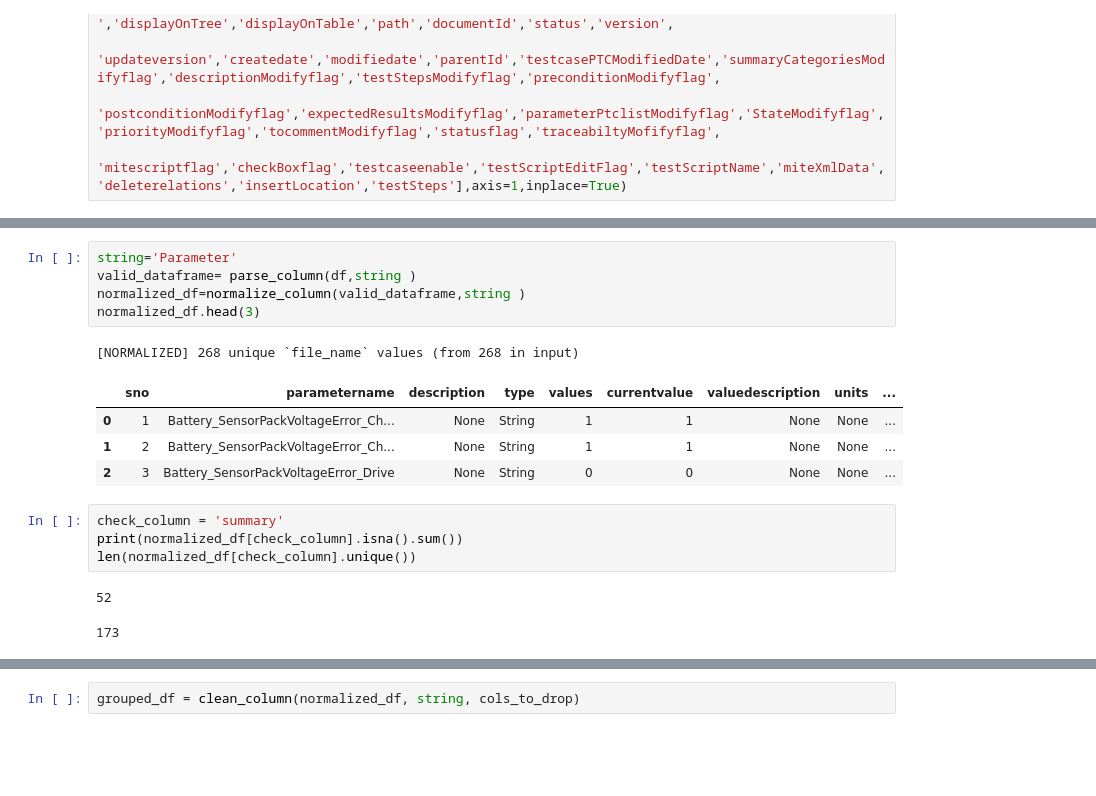
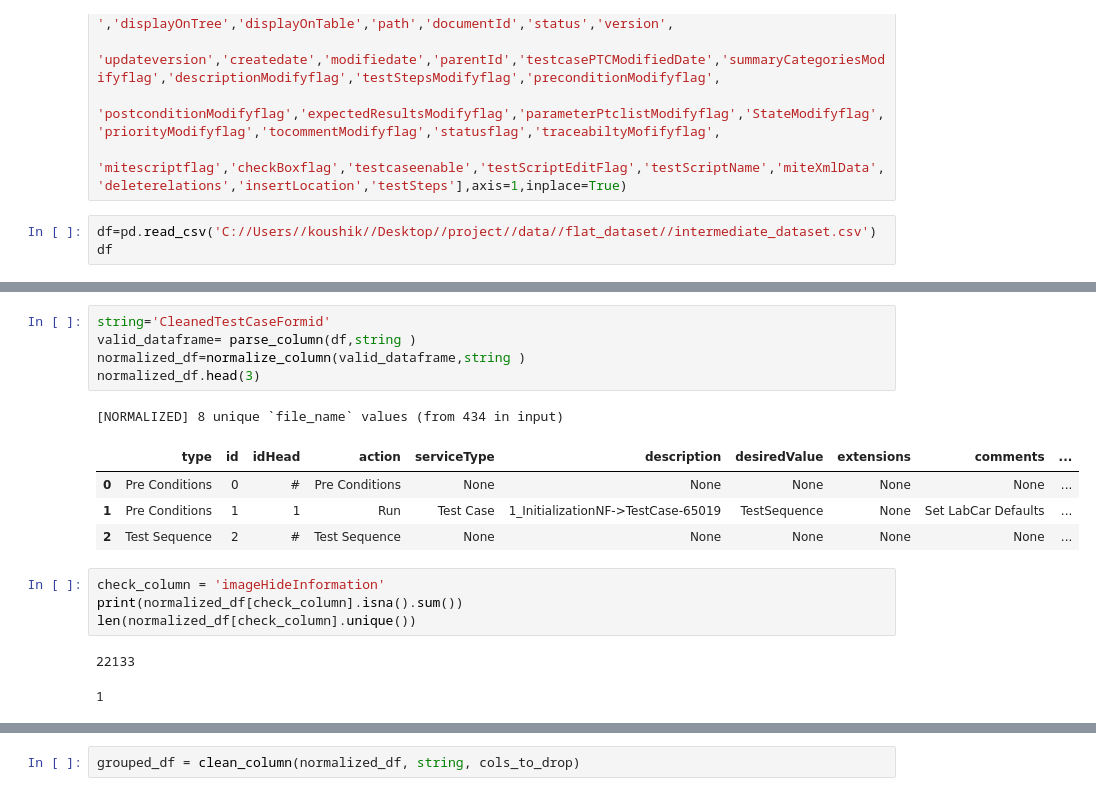
Before and after one commit to Koushik-Ambadi/llm-finetuning, a Jupyter notebook: jupyterNotebooks/data_analysis.ipynb, the cells around one changed output, grey strips where cells are left out. Cells and saved outputs as stored; diff of their text form; blank space fills up the shorter version.

```diff
--- a/src/data_analysis.ipynb
+++ b/jupyterNotebooks/data_analysis.ipynb
@@ -76,3 +76,6 @@ df.drop(['fileversion','ShortName','process','testCaseShoortName','State','Requi
          'updateversion','createdate','modifiedate','parentId','testcasePTCModifiedDate','summaryCategoriesModifyflag','descriptionModifyflag','testStepsModifyflag','preconditionModifyflag',
          'postconditionModifyflag','expectedResultsModifyflag','parameterPtclistModifyflag','StateModifyflag','priorityModifyflag','tocommentModifyflag','statusflag','traceabiltyMofifyflag',
          'mitescriptflag','checkBoxflag','testcaseenable','testScriptEditFlag','testScriptName','miteXmlData','deleterelations','insertLocation','testSteps'],axis=1,inplace=True)
+# %%
+df=pd.read_csv('C://Users//koushik//Desktop//project//data//flat_dataset//intermediate_dataset.csv')
+df
@@ -79,21 +96,21 @@ df.drop(['fileversion','ShortName','process','testCaseShoortName','State','Requi
 # %%
-string='Parameter'
+string='CleanedTestCaseFormid'
 valid_dataframe= parse_column(df,string )
 normalized_df=normalize_column(valid_dataframe,string )
 normalized_df.head(3)
 # %% [output]
-[NORMALIZED] 268 unique `file_name` values (from 268 in input)
+[NORMALIZED] 8 unique `file_name` values (from 434 in input)
-|  | sno | parametername | description | type | values | currentvalue | valuedescription | units | ... |
-| 0 | 1 | Battery_SensorPackVoltageError_Ch... | None | String | 1 | 1 | None | None | ... |
-| 1 | 2 | Battery_SensorPackVoltageError_Ch... | None | String | 1 | 1 | None | None | ... |
-| 2 | 3 | Battery_SensorPackVoltageError_Drive | None | String | 0 | 0 | None | None | ... |
+|  | type | id | idHead | action | serviceType | description | desiredValue | extensions | comments | ... |
+| 0 | Pre Conditions | 0 | # | Pre Conditions | None | None | None | None | None | ... |
+| 1 | Pre Conditions | 1 | 1 | Run | Test Case | 1_InitializationNF->TestCase-65019 | TestSequence | None | Set LabCar Defaults | ... |
+| 2 | Test Sequence | 2 | # | Test Sequence | None | None | None | None | None | ... |
 # %%
-check_column = 'summary'
+check_column = 'imageHideInformation'
 print(normalized_df[check_column].isna().sum())
 len(normalized_df[check_column].unique())
 # %% [output]
-52
+22133
-173
+1
 # %%
 normalized_df[check_column].value_counts()
 # %% [output]
```
Also changed, not shown: parts of 7 cells of this notebook, 14 other files.
